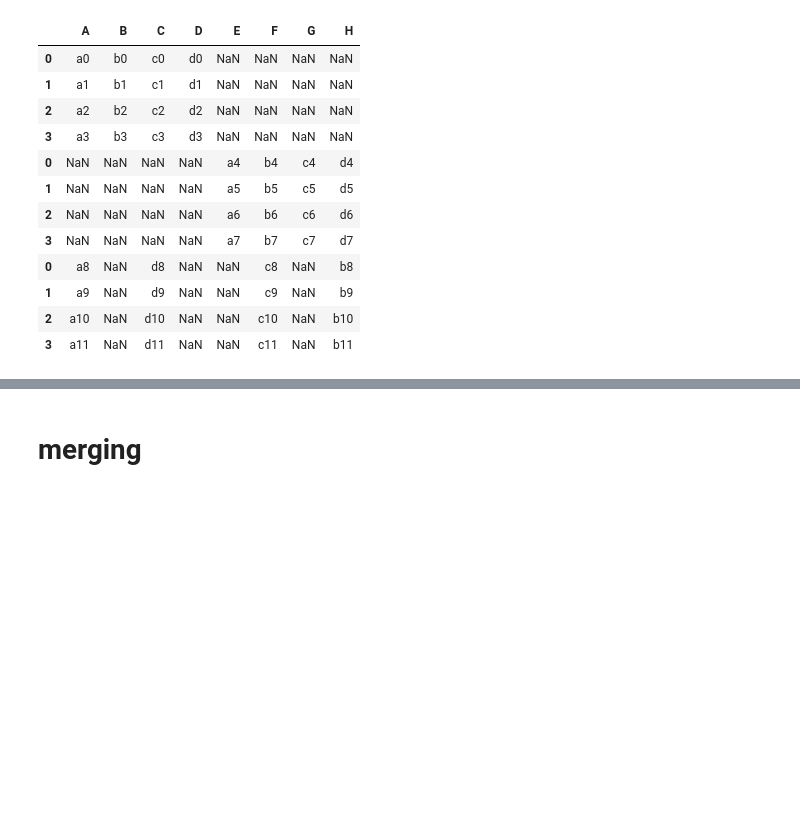
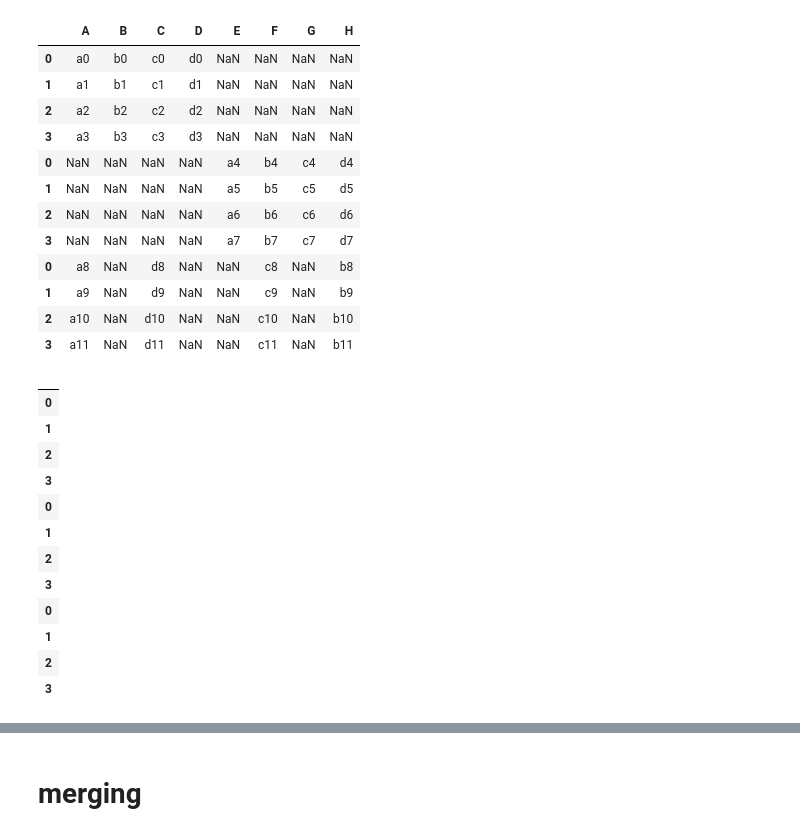
Before and after one commit to KChenDu/pandasNote, a Jupyter notebook: training/04-concat_merge.ipynb, the cells around one changed output, grey strips where cells are left out. Cells and saved outputs as stored; diff of their text form; code cells hidden in the pictures; blank space fills up the shorter version.

```diff
--- a/training/04-concat_merge.ipynb
+++ b/training/04-concat_merge.ipynb
@@ -183,3 +201,19 @@ pd.concat([df1, df2, df3])
 | 1 | a9 | NaN | d9 | NaN | NaN | c9 | NaN | b9 |
 | 2 | a10 | NaN | d10 | NaN | NaN | c10 | NaN | b10 |
 | 3 | a11 | NaN | d11 | NaN | NaN | c11 | NaN | b11 |
+# %%
+pd.concat([df1, df2, df3], join='inner')
+# %% [output]
+|  |
+| 0 |
+| 1 |
+| 2 |
+| 3 |
+| 0 |
+| 1 |
+| 2 |
+| 3 |
+| 0 |
+| 1 |
+| 2 |
+| 3 |
```
Also changed, not shown: parts of 9 cells of this notebook.
